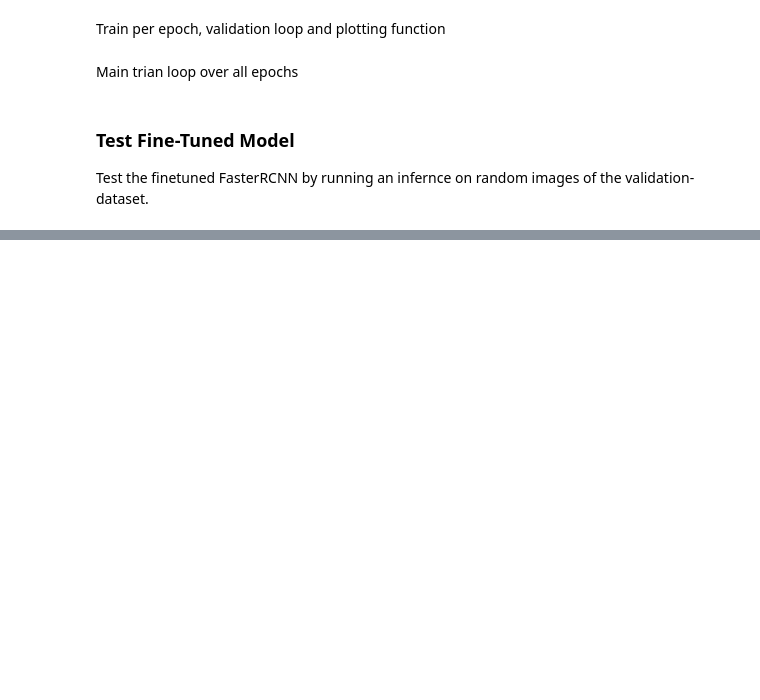
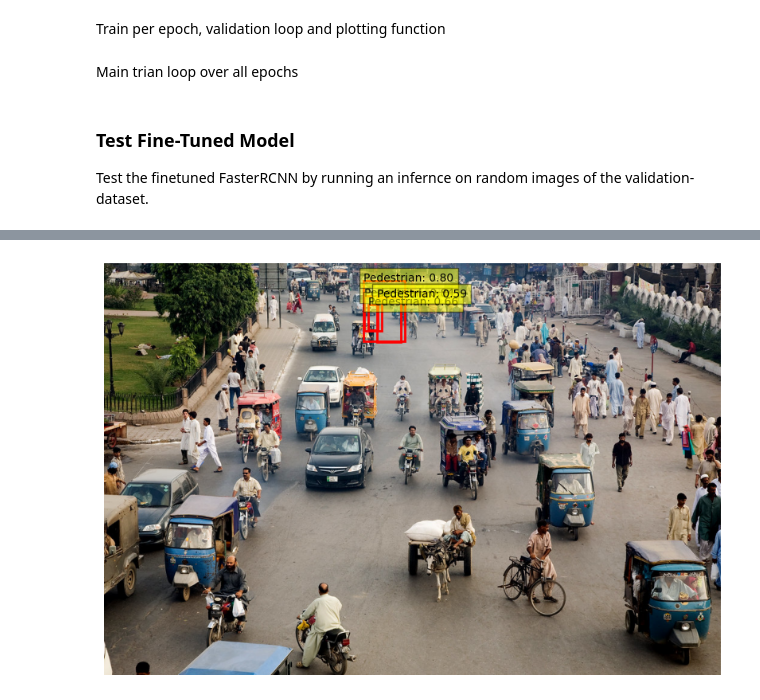
Before and after one commit to zobianasim04/Fast-Rcnn-and-SDD-, a Jupyter notebook: fine_tune.ipynb, the cells around one changed output, grey strips where cells are left out. Cells and saved outputs as stored; diff of their text form; code cells hidden in the pictures; blank space fills up the shorter version.

```diff
--- a/fine_tune.ipynb
+++ b/fine_tune.ipynb
@@ -650,0 +695,10 @@ FasterRCNN(
+# %%
+
+class_names = ["Background", "Car", "Truck", "Pedestrian"]
+
+# Path to your test image (replace this with your actual image path)
+image_path = "/image.jpg"
+
+test_model_on_image(image_path, model, device, class_names, threshold=0.5)
+# %% [output]
+[figure, added]
```
Also changed, not shown: parts of 11 cells of this notebook.
